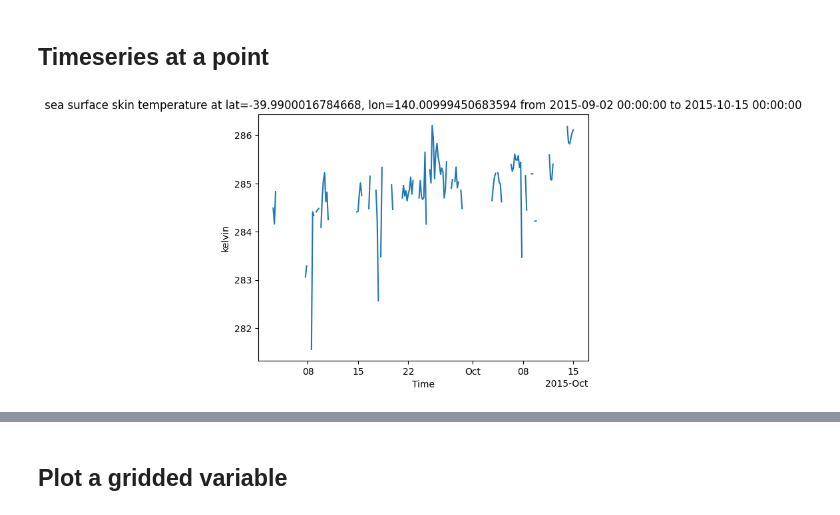
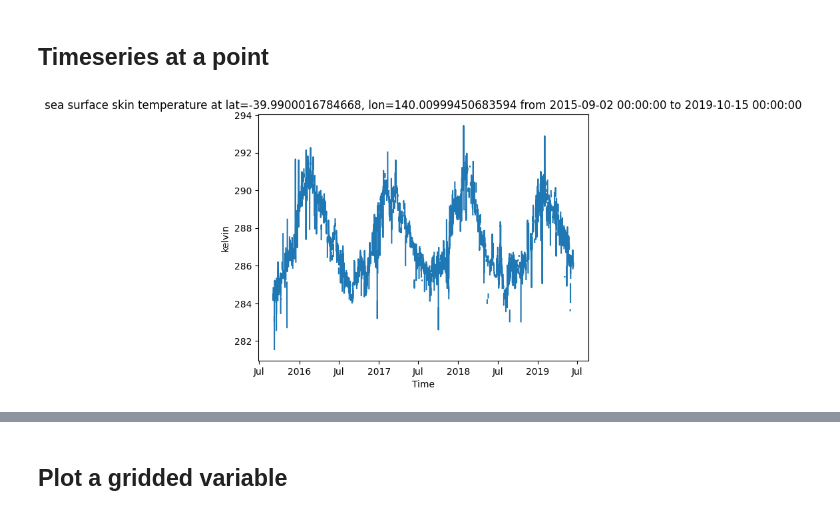
Before and after one commit to aodn/aodn_cloud_optimised, a Jupyter notebook: notebooks/satellite_ghrsst_l3c_4hour_himawari8.ipynb, the cells around one changed output, grey strips where cells are left out. Cells and saved outputs as stored; diff of their text form; code cells hidden in the pictures.

```diff
--- a/notebooks/satellite_ghrsst_l3c_4hour_himawari8.ipynb
+++ b/notebooks/satellite_ghrsst_l3c_4hour_himawari8.ipynb
@@ -98,6 +98,6 @@ plot_time_coverage(ds)
 ## Timeseries at a point
 # %%
 %%time
-time_series_df = create_timeseries(ds, 'sea_surface_temperature', lat=-40, lon=140, start_time='2015-09-02', end_time='2015-10-15')
+time_series_df = create_timeseries(ds, 'sea_surface_temperature', lat=-40, lon=140, start_time='2015-09-02', end_time='2019-10-15')
 # %% [output]
-[figure, old version]
+[figure, new version]
```
Also changed, not shown: parts of 5 cells of this notebook, 2 other files.
